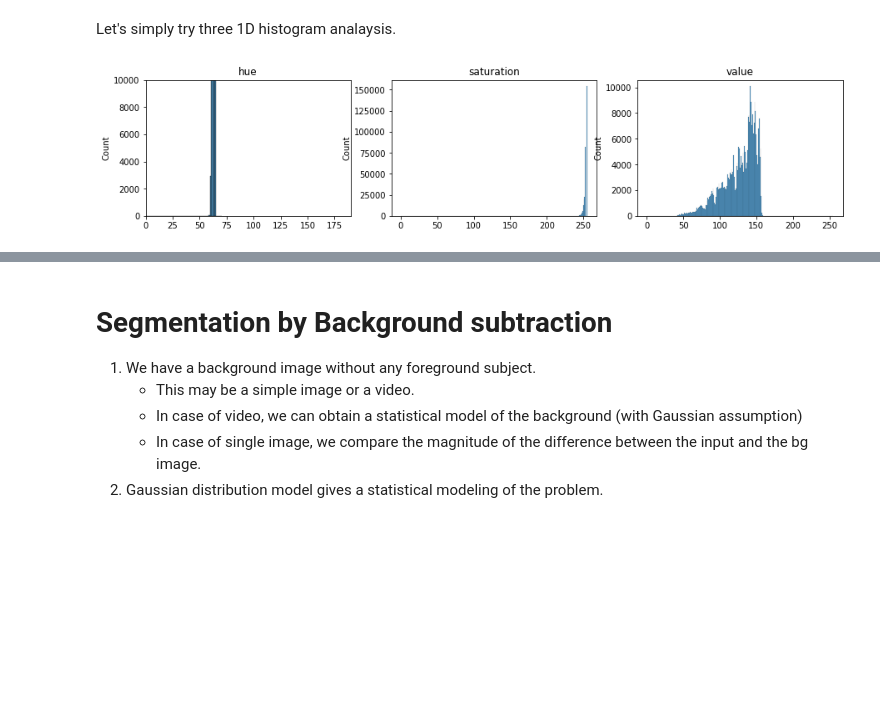
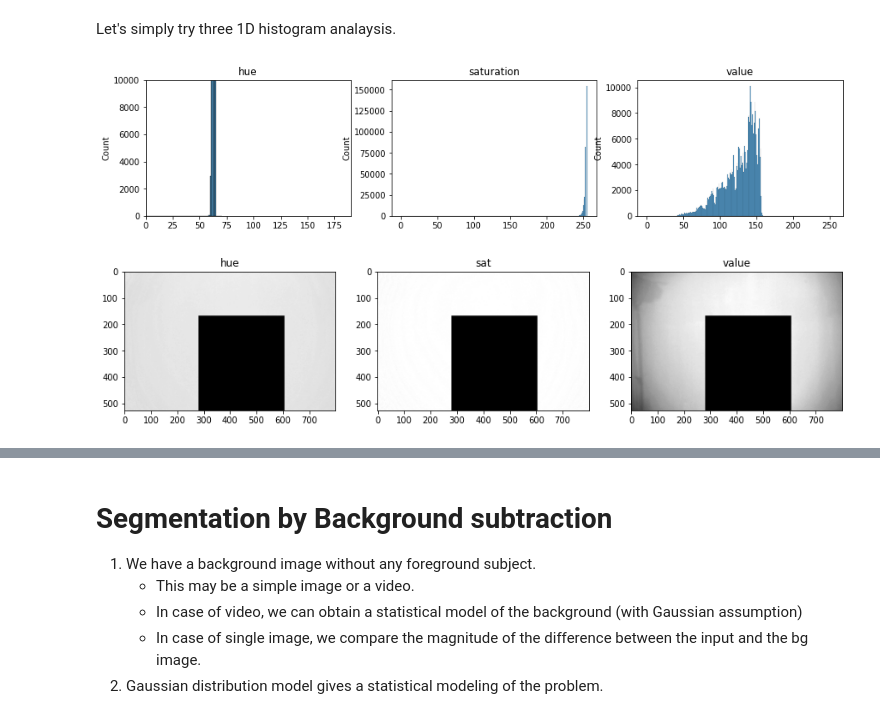
Before and after one commit to yongduek/MAS-2011, a Jupyter notebook: chroma_keying.ipynb, the cells around one changed output, grey strips where cells are left out. Cells and saved outputs as stored; diff of their text form; code cells hidden in the pictures; blank space fills up the shorter version.

```diff
--- a/chroma_keying.ipynb
+++ b/chroma_keying.ipynb
@@ -248,9 +257,0 @@ for i, ax in enumerate(axes):
-# %%
-hsv_gs = cv2.cvtColor(im_greenscreen, cv2.COLOR_BGR2HSV)
-
-channel_name = ["hue", "sat", "value"]
-fig, axes = plt.subplots(1, 3, figsize=(15,3))
-for i, ax in enumerate(axes):
-    ax.imshow(hsv_gs[:,:,i], cmap='gray')
-    ax.set(title=channel_name[i])
-    ax.set_axis_off()
@@ -270,8 +278,10 @@ def hist_hsv(hsv, bin0=0):
 # %%
 hsv_gs = cv2.cvtColor(im_greenscreen, cv2.COLOR_BGR2HSV)
 hist_hsv(hsv_gs, bin0=1)
+imshow_channels(hsv_gs, channel_name = ["hue", "sat", "value"])
 # %% [output]
 [figure]
+[figure, added]
 # %%
 # hsv histogram of the original image including the foreground area
 hsv = cv2.cvtColor(src_img, cv2.COLOR_BGR2HSV)
```
Also changed, not shown: parts of 13 cells of this notebook.
